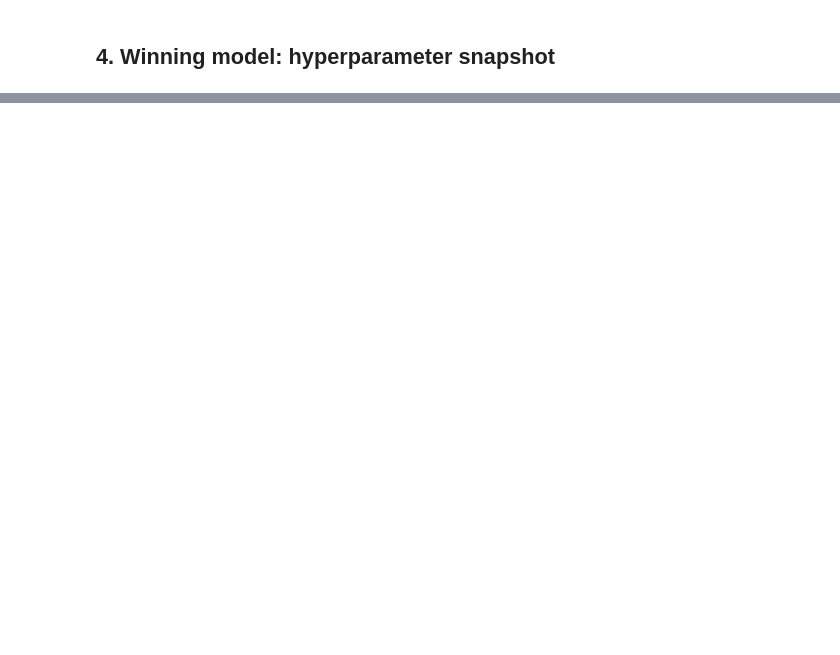
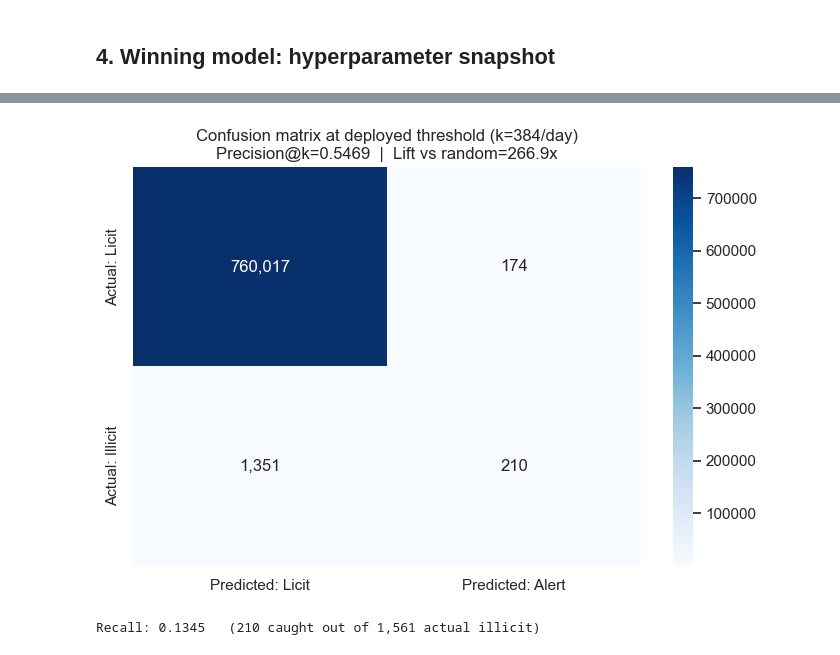
Before and after one commit to FelipeToroG/aml-transaction-monitoring, a Jupyter notebook: notebooks/03_modeling.ipynb, the cells around one changed output, grey strips where cells are left out. Saved outputs shown, nothing was run; the diff lists cells and outputs as text; code cells hidden in the pictures; blank space fills up the shorter version.

```diff
--- a/notebooks/03_modeling.ipynb
+++ b/notebooks/03_modeling.ipynb
@@ -66,0 +263,50 @@ pprint.pprint(summary['winning_hyperparameters'])
+# %%
+# ---------------------------------------------------------------------
+# Construct the confusion matrix from the training summary and render
+# it as a heatmap. Numbers are pulled from training_summary.json so the
+# notebook stays consistent with the README's results table — both views
+# are derived from the same JSON, so they cannot drift apart.
+#
+# True negatives are not stored explicitly in the summary but can be
+# derived: TN = total_test_rows - (TP + FP + FN). We compute it here
+# and label all four cells so the matrix reads as a complete picture.
+# ---------------------------------------------------------------------
+tp = int(test['true_positives'])
+fp = int(test['false_positives'])
+fn = int(test['false_negatives'])
+# All four matrix cells must sum to the total test row count; the
+# remainder after TP/FP/FN is TN. This identity is the integrity check.
+tn = test_total - tp - fp - fn
+
+cm = np.array([
+    [tn, fp],   # True negatives | False positives
+    [fn, tp],   # False negatives | True positives
+])
+
+fig, ax = plt.subplots(figsize=(7, 5))
+sns.heatmap(
+    cm,
+    annot=True,
+    fmt=',d',                        # thousands separators on the cell labels
+    cmap='Blues',
+    cbar=True,
+    xticklabels=['Predicted: Licit', 'Predicted: Alert'],
+    yticklabels=['Actual: Licit', 'Actual: Illicit'],
+    ax=ax,
+)
+ax.set_title(
+    'Confusion matrix at deployed threshold (k=384/day)\n'
+    f'Precision@k={model_precision:.4f}  |  Lift vs random={lift_over_random:,.1f}x'
+)
+plt.tight_layout()
+plt.show()
+
+# Also surface the recall figure inline so the operating-point trade-off
+# is immediately readable: the model is precise at k but does not catch
+# every laundering case, by design (investigator capacity is the binding
+# constraint).
+recall = tp / max(tp + fn, 1)
+print(f'Recall: {recall:.4f}   ({tp:,} caught out of {tp + fn:,} actual illicit)')
+# %% [output]
+[figure, added]
+Recall: 0.1345   (210 caught out of 1,561 actual illicit)
```
Also changed, not shown: parts of 15 cells of this notebook, 10 other files.
